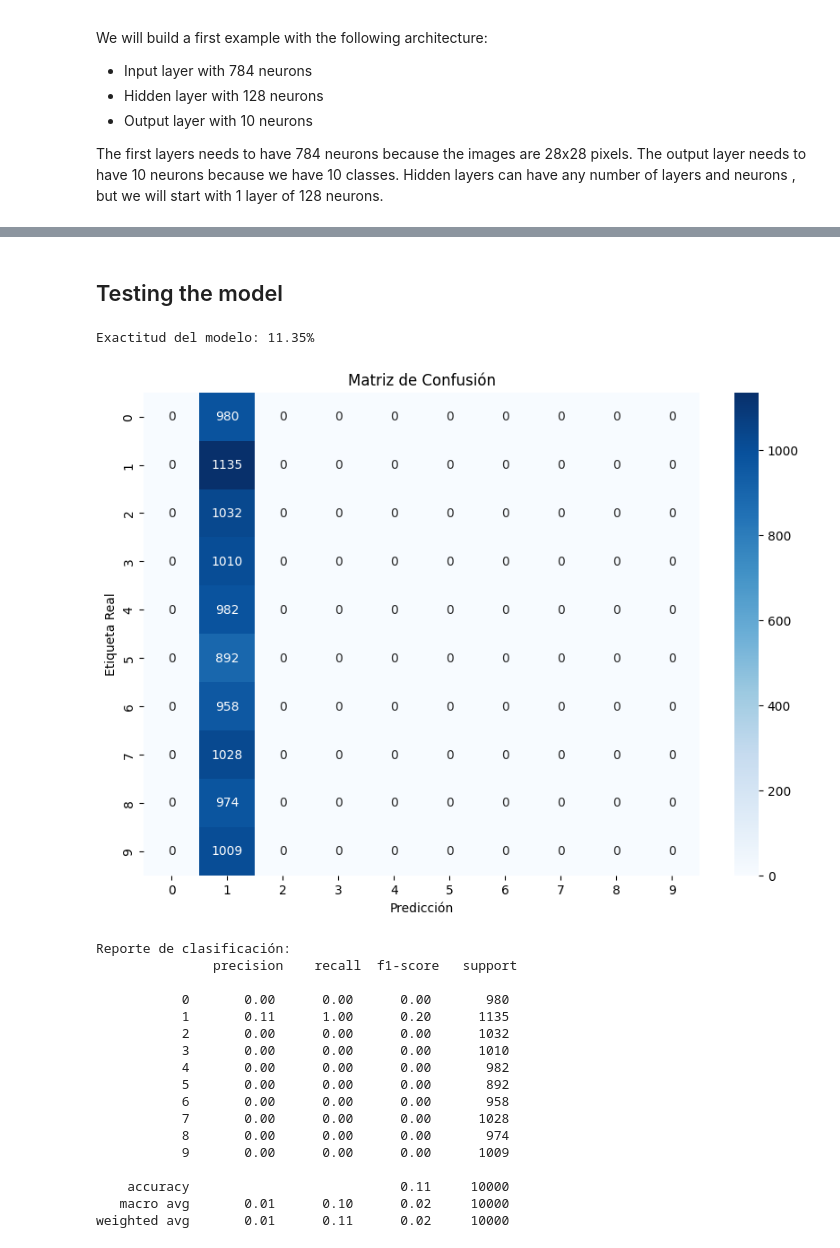
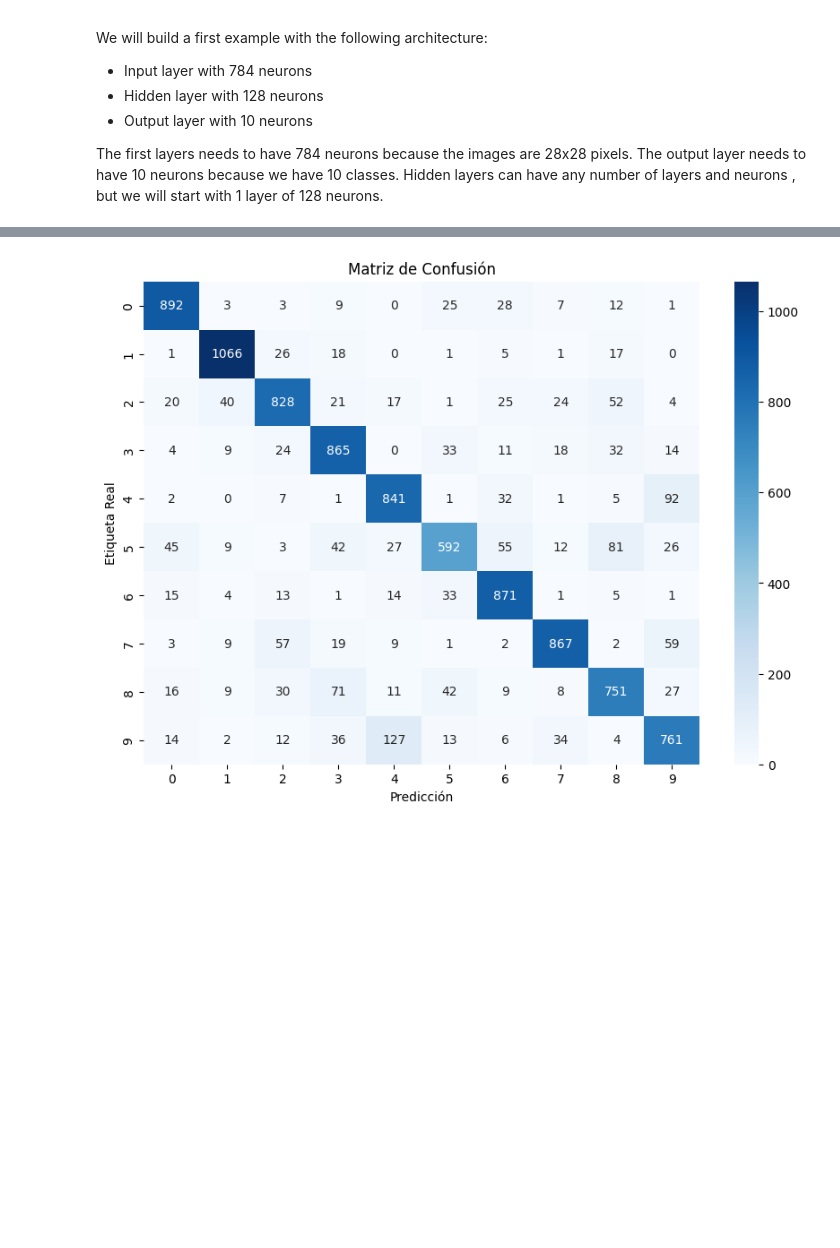
Before and after one commit to nicollorens12/DigitRecognition, a Jupyter notebook: Study.ipynb, the cells around one changed output, grey strips where cells are left out. Drawn from its saved outputs; the diff is of its cells as text; code cells hidden in the pictures; blank space fills up the shorter version.

Commit message:
First working version (83% accuracy)

```diff
--- a/Study.ipynb
+++ b/Study.ipynb
@@ -140,11 +151,10 @@ Hidden layers can have any number of layers and neurons , but we will start with
 # %%
 from CustomNeuralNetwork import CustomNeuralNetwork
-# Define los hiperparámetros
-layers_dims = [784, 128, 10]
-epochs = 100
-learning_rate = 0.001
 
-BasicNeuralNetwork = CustomNeuralNetwork(layer_dims=layers_dims, epochs=epochs, lr=learning_rate)
+# Cambia las dimensiones de las capas
+layers_dims = [784, 128, 16, 16, 10]  # Ajusta según sea necesario
 
-# Si usas one-hot encoding
-params, cost_history = BasicNeuralNetwork.train(train_X_normalized, train_y_onehot, layers_dims, epochs, learning_rate)
+# Entrenar el modelo nuevamente
+BasicNeuralNetwork = CustomNeuralNetwork(layer_dims=layers_dims, epochs=500, lr=0.01)
+
+params, cost_history = BasicNeuralNetwork.train(train_X_normalized, train_y_onehot, layers_dims)
@@ -160,2 +216,0 @@ Text(0, 0.5, 'Cost')
-# %% [markdown]
-## Testing the model
@@ -164,38 +217,11 @@ predictions = BasicNeuralNetwork.predict(test_X_normalized, params)
 # %%
-# Calcular exactitud (accuracy)
-accuracy = accuracy_score(test_y, predictions)
-print(f"Exactitud del modelo: {accuracy * 100:.2f}%")
-
-# Mostrar matriz de confusión
 conf_matrix = confusion_matrix(test_y, predictions)
 
 plt.figure(figsize=(10, 7))
 sns.heatmap(conf_matrix, annot=True, fmt="d", cmap="Blues")
 plt.title('Matriz de Confusión')
 plt.xlabel('Predicción')
 plt.ylabel('Etiqueta Real')
 plt.show()
-
-# Mostrar reporte de clasificación (precisión, recall, F1-score)
-# Mostrar reporte de clasificación con zero_division controlado
-print("Reporte de clasificación:\n", classification_report(test_y, predictions, zero_division=0))
 # %% [output]
-Exactitud del modelo: 11.35%
-[figure, old version]
+[figure, new version]
-Reporte de clasificación:
-               precision    recall  f1-score   support
-
-           0       0.00      0.00      0.00       980
-           1       0.11      1.00      0.20      1135
-           2       0.00      0.00      0.00      1032
-           3       0.00      0.00      0.00      1010
-           4       0.00      0.00      0.00       982
-           5       0.00      0.00      0.00       892
-           6       0.00      0.00      0.00       958
-           7       0.00      0.00      0.00      1028
-           8       0.00      0.00      0.00       974
-           9       0.00      0.00      0.00      1009
-
-    accuracy                           0.11     10000
-   macro avg       0.01      0.10      0.02     10000
-weighted avg       0.01      0.11      0.02     10000
```
Also changed, not shown: parts of 14 cells of this notebook, 2 other files.
